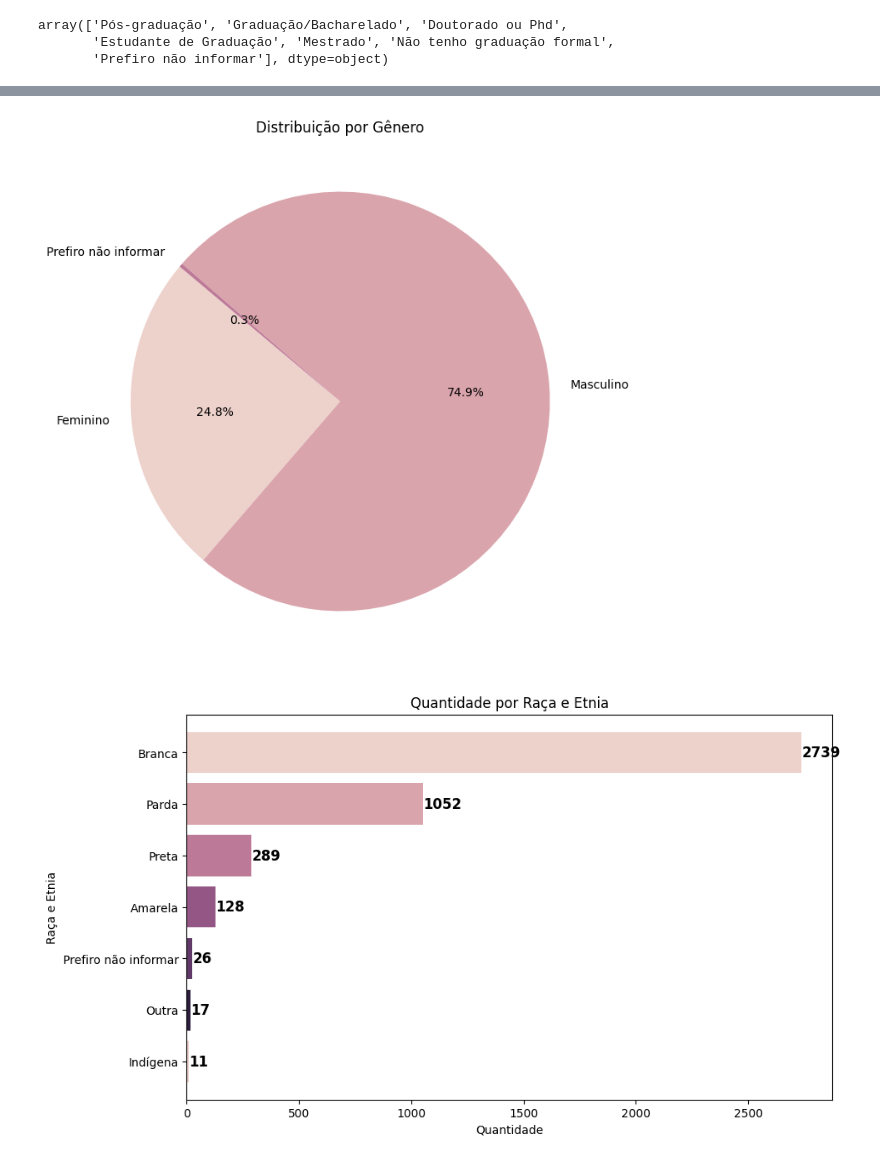
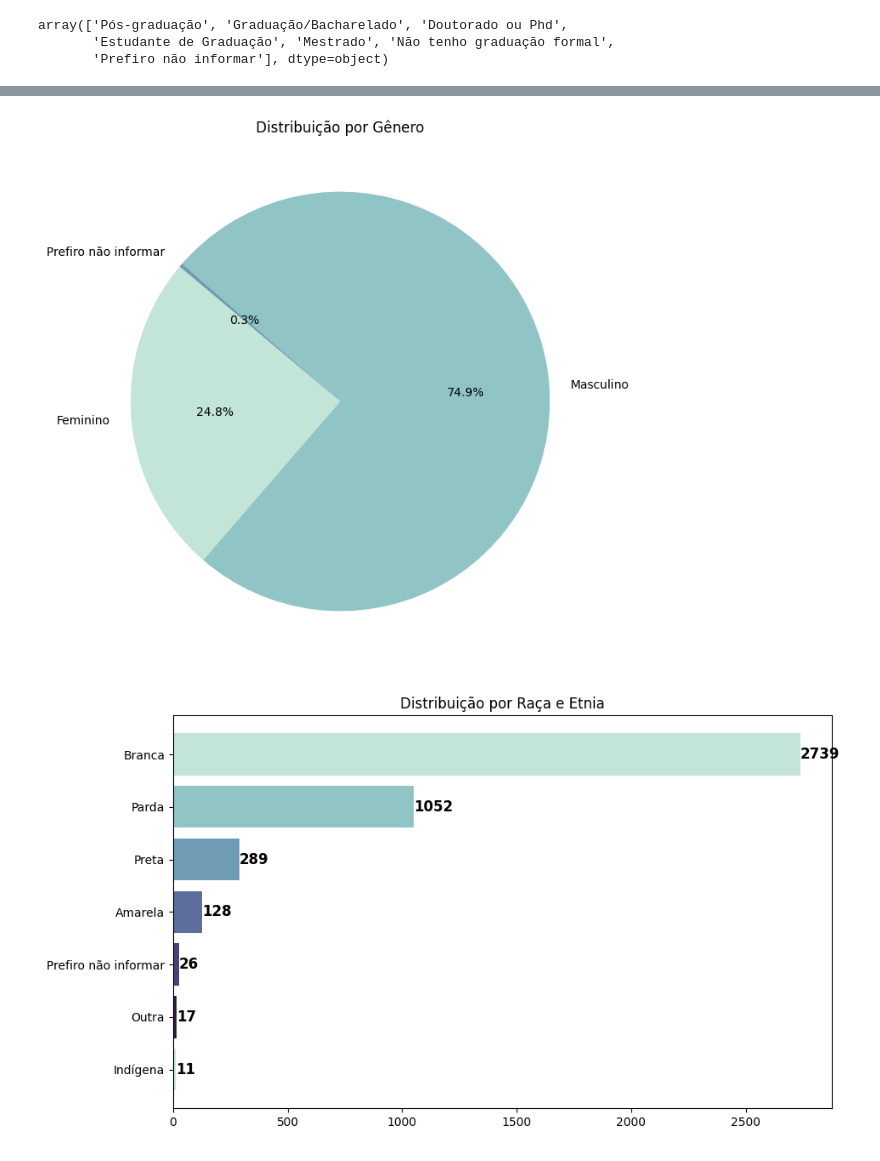
Before and after one commit to mariah-moreira/projeto_grupo_2, a Jupyter notebook: projeto_data_tech.ipynb, the cells around one changed output, grey strips where cells are left out. Saved outputs shown, nothing was run; the diff lists cells and outputs as text; code cells hidden in the pictures.

```diff
--- a/projeto_data_tech.ipynb
+++ b/projeto_data_tech.ipynb
@@ -225,0 +260,2 @@ array(['Servidor Público', 'Empregado (CLT)',
+# %%
+df_demografico1.loc[df_demografico1["área_de_formação"].isnull(), "área_de_formação"] = "Prefiro não informar"
@@ -247,44 +368,45 @@ plt.show()
 # %%
 # Calcular a contagem de cada categoria na coluna 'genero'
-grupo_genero = df_demografico1.groupby("genero")["idade"].count()
+grupo_genero1 = df_demografico1.groupby("genero")["idade"].count()
 
 # Configurar o gráfico de pizza
 plt.figure(figsize=(8, 8))
-wedges, texts, autotexts = plt.pie(grupo_genero, labels=grupo_genero.index, autopct='%1.1f%%', startangle=140, colors=sns.cubehelix_palette())
+wedges, texts, autotexts = plt.pie(grupo_genero1, labels=grupo_genero1.index, autopct='%1.1f%%', startangle=140, colors=sns.cubehelix_palette(start=.5, rot=-.5)
+)
 
 # Adicionar título
 plt.title("Distribuição por Gênero")
 
 # Adicionar os números absolutos nas bordas das fatias
-for i, (wedge, label) in enumerate(zip(wedges, grupo_genero.index)):
+for i, (wedge, label) in enumerate(zip(wedges, grupo_genero1.index)):
     angle = (wedge.theta2 - wedge.theta1) / 2. + wedge.theta1
     x = 0.5 * wedge.r * np.cos(np.deg2rad(angle))
     y = 0.5 * wedge.r * np.sin(np.deg2rad(angle))
-    #plt.text(x, y, f"{grupo_genero[label]}", ha='center', va='center', color='white', fontsize=12, fontweight='bold')
+    #plt.text(x, y, f"{grupo_genero1[label]}", ha='center', va='center', color='white', fontsize=12, fontweight='bold')
 
 plt.show()
 # %% [output]
-[figure, old version]
+[figure, new version]
 # %%
 # Calcular a contagem de cada categoria na coluna 'cor_raca_etnia'
-contagem_cor_raca = df_demografico1["cor_raca_etnia"].value_counts()
+contagem_cor_raca1 = df_demografico1["cor_raca_etnia"].value_counts()
 
 # Configurar o gráfico de barras horizontais
 plt.figure(figsize=(10, 6))
-bars = plt.barh(contagem_cor_raca.index, contagem_cor_raca.values, color=sns.cubehelix_palette())
+bars = plt.barh(contagem_cor_raca1.index, contagem_cor_raca1.values, color=sns.cubehelix_palette(start=.5, rot=-.5))
 
 # Adicionar os valores acima das barras
 for bar in bars:
     plt.text(bar.get_width(), bar.get_y() + bar.get_height()/2, str(int(bar.get_width())), va='center', color='black', fontsize=12, fontweight='bold')
 
 # Adicionar rótulos e título
-plt.xlabel("Quantidade")
-plt.ylabel("Raça e Etnia")
-plt.title("Quantidade por Raça e Etnia")
+plt.xlabel("")
+plt.ylabel("")
+plt.title("Distribuição por Raça e Etnia")
 
 # Inverter a ordem das categorias para ficar em ordem decrescente
 plt.gca().invert_yaxis()
 
 plt.show()
 # %% [output]
-[figure, old version]
+[figure, new version]
```
Also changed, not shown: parts of 20 cells of this notebook.
